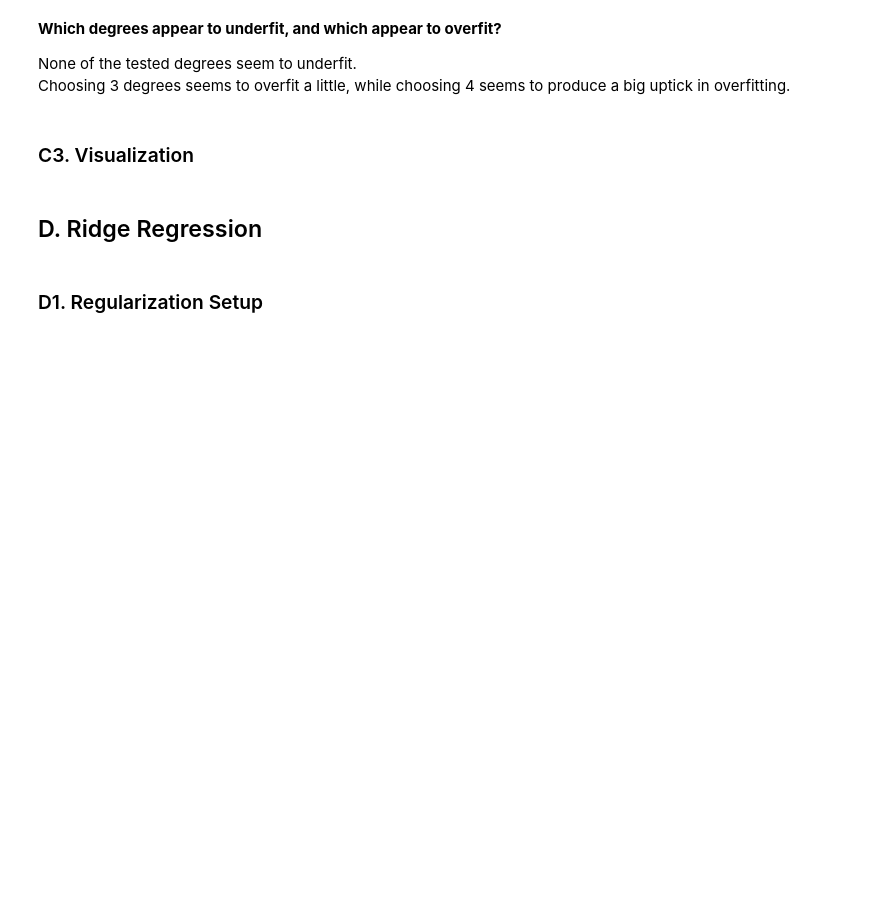
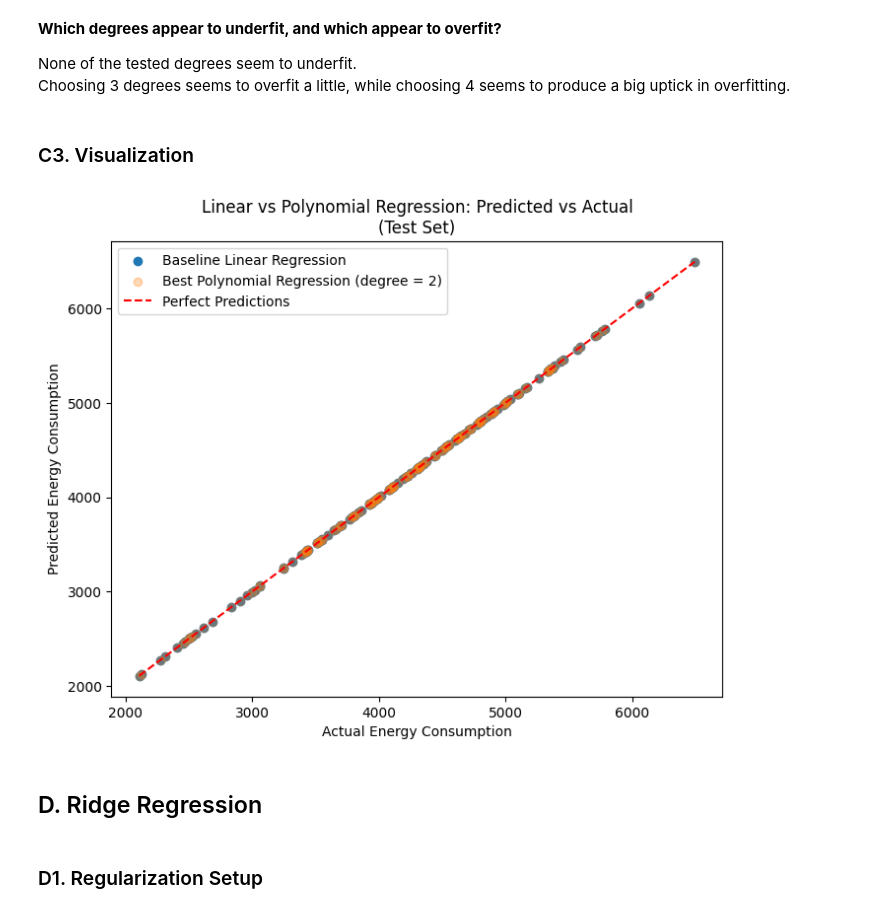
Before and after one commit to Irseora/Data-Science, a Jupyter notebook: Week_9_10.ipynb, the cells around one changed output. Drawn from its saved outputs; the diff is of its cells as text; code cells hidden in the pictures; blank space fills up the shorter version.

```diff
--- a/Week_9_10.ipynb
+++ b/Week_9_10.ipynb
@@ -281,7 +308,31 @@ Choosing 3 degrees seems to overfit a little, while choosing 4 seems to produce
 # %% [markdown]
 ### C3. Visualization
 # %%
-# create visualization comparing the baseline linear fit and the best polynomial fit using lin_reg_results and all_poly_results
+y_pred_test_lin = lin_reg_model.predict(X_test)
+
+poly_reg_model = Pipeline([
+    ('poly_features', PolynomialFeatures(degree = 2)),
+    ('linear_model', LinearRegression())
+])
+poly_reg_model.fit(X_train, y_train)
+y_pred_test_poly = poly_reg_model.predict(X_test)
+
+plt.figure(figsize = (8, 6))
+plt.scatter(y_test, y_pred_test_lin, label='Baseline Linear Regression')
+plt.scatter(y_test, y_pred_test_poly, alpha=0.3, label='Best Polynomial Regression (degree = 2)')
+
+# Reference line for perfect predictions
+min_val = min(y_test.min(), y_pred_test_lin.min(), y_pred_test_poly.min())
+max_val = max(y_test.max(), y_pred_test_lin.max(), y_pred_test_poly.max())
+plt.plot([min_val, max_val], [min_val, max_val], 'r--', label='Perfect Predictions')
+
+plt.xlabel("Actual Energy Consumption")
+plt.ylabel("Predicted Energy Consumption")
+plt.title("Linear vs Polynomial Regression: Predicted vs Actual\n(Test Set)")
+plt.legend()
+plt.show()
+# %% [output]
+[figure, added]
 # %% [markdown]
 ## D. Ridge Regression
 # %% [markdown]
```
Also changed, not shown: parts of 25 cells of this notebook.
